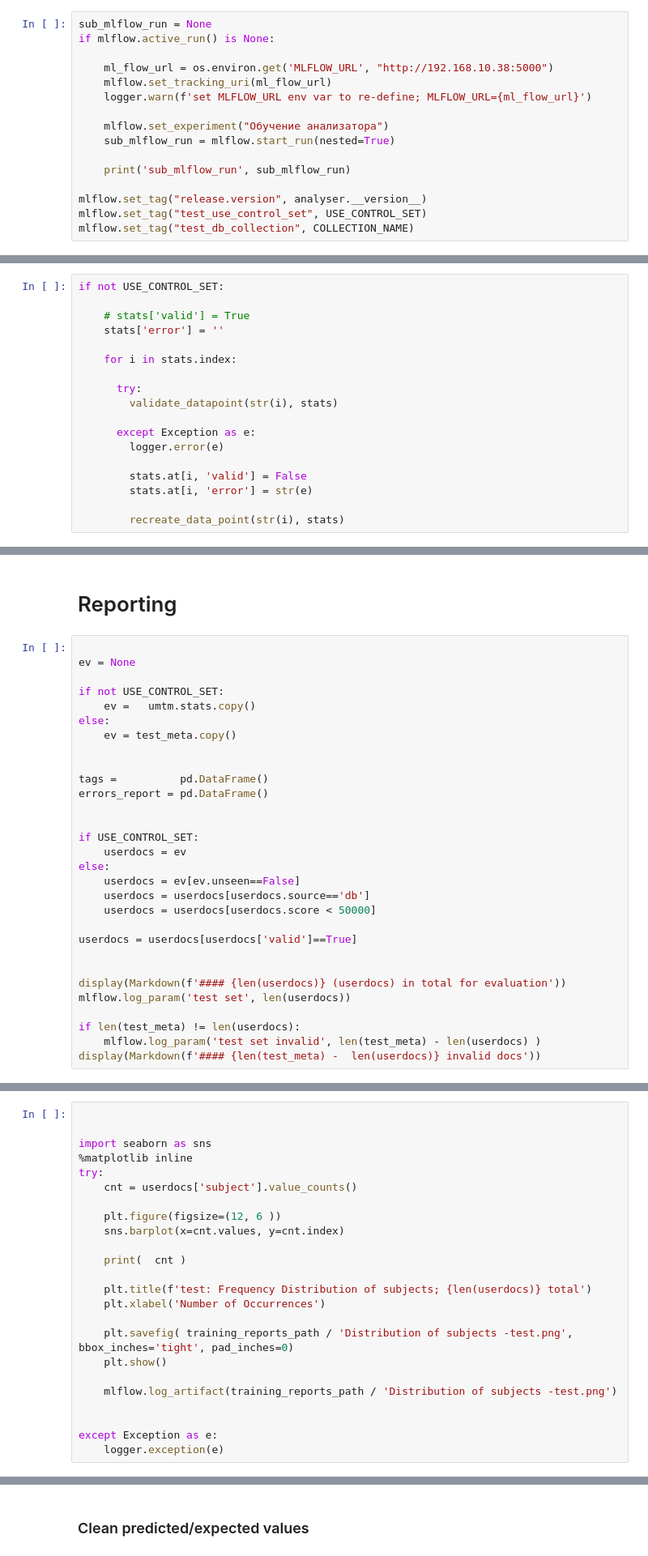
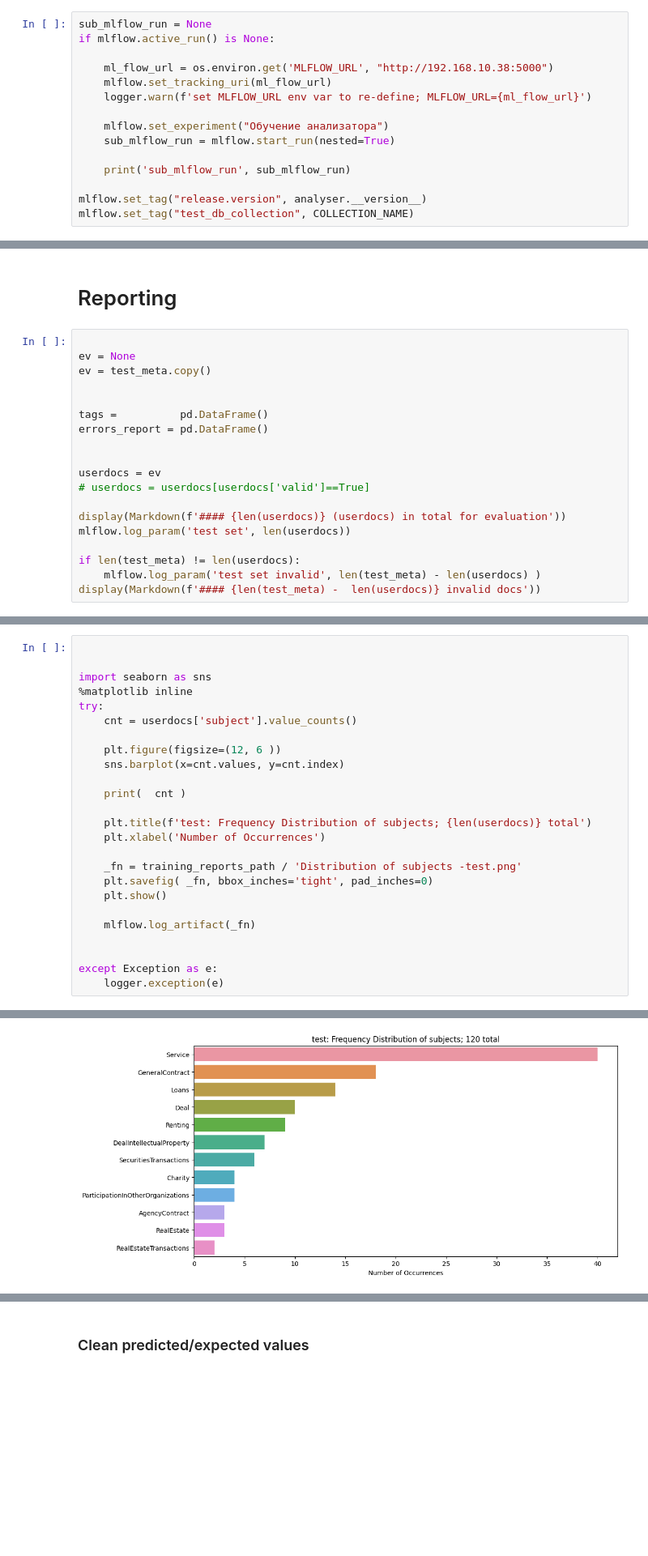
Before and after one commit to LitJane/analyser, a Jupyter notebook: trainsets/eval_contract_uber_model.ipynb, the cells around one changed output, grey strips where cells are left out. Shown at 81% size. Drawn from its saved outputs; the diff is of its cells as text; blank space fills up the shorter version.

Commit message:
new version of training notebook

```diff
--- a/trainsets/eval_contract_uber_model.ipynb
+++ b/trainsets/eval_contract_uber_model.ipynb
@@ -55,5 +73,4 @@ if mlflow.active_run() is None:
     print('sub_mlflow_run', sub_mlflow_run)
 
 mlflow.set_tag("release.version", analyser.__version__)
-mlflow.set_tag("test_use_control_set", USE_CONTROL_SET)
 mlflow.set_tag("test_db_collection", COLLECTION_NAME)
@@ -293,18 +347,0 @@ if not USE_CONTROL_SET:
-# %%
-if not USE_CONTROL_SET:
-
-    # stats['valid'] = True
-    stats['error'] = ''
-
-    for i in stats.index:
-
-      try:
-        validate_datapoint(str(i), stats)
-
-      except Exception as e:
-        logger.error(e)
-
-        stats.at[i, 'valid'] = False
-        stats.at[i, 'error'] = str(e)
-
-        recreate_data_point(str(i), stats)
@@ -533,26 +598,15 @@ if DEBUG and legacy_json_exists:
 # %%
 
 ev = None
-
-if not USE_CONTROL_SET:
-    ev =   umtm.stats.copy()
-else:
-    ev = test_meta.copy()
+ev = test_meta.copy()
 
 
 tags =          pd.DataFrame()
 errors_report = pd.DataFrame()
 
 
-if USE_CONTROL_SET:
-    userdocs = ev
-else:
-    userdocs = ev[ev.unseen==False]
-    userdocs = userdocs[userdocs.source=='db']
-    userdocs = userdocs[userdocs.score < 50000]
-
-userdocs = userdocs[userdocs['valid']==True]
-
+userdocs = ev
+# userdocs = userdocs[userdocs['valid']==True]
 
 display(Markdown(f'#### {len(userdocs)} (userdocs) in total for evaluation'))
 mlflow.log_param('test set', len(userdocs))
@@ -576,11 +633,13 @@ try:
     plt.title(f'test: Frequency Distribution of subjects; {len(userdocs)} total')
     plt.xlabel('Number of Occurrences')
 
-    plt.savefig( training_reports_path / 'Distribution of subjects -test.png', bbox_inches='tight', pad_inches=0)
+    _fn = training_reports_path / 'Distribution of subjects -test.png'
+    plt.savefig( _fn, bbox_inches='tight', pad_inches=0)
     plt.show()
 
-    mlflow.log_artifact(training_reports_path / 'Distribution of subjects -test.png')
+    mlflow.log_artifact(_fn)
 
 
 except Exception as e:
     logger.exception(e)
+# %% [output]
@@ -587,3 +659,4 @@ except Exception as e:
+[figure, added]
 # %%
 
 for v in semantic_map_keys:
```
Also changed, not shown: parts of 30 cells of this notebook, 3 other files.
